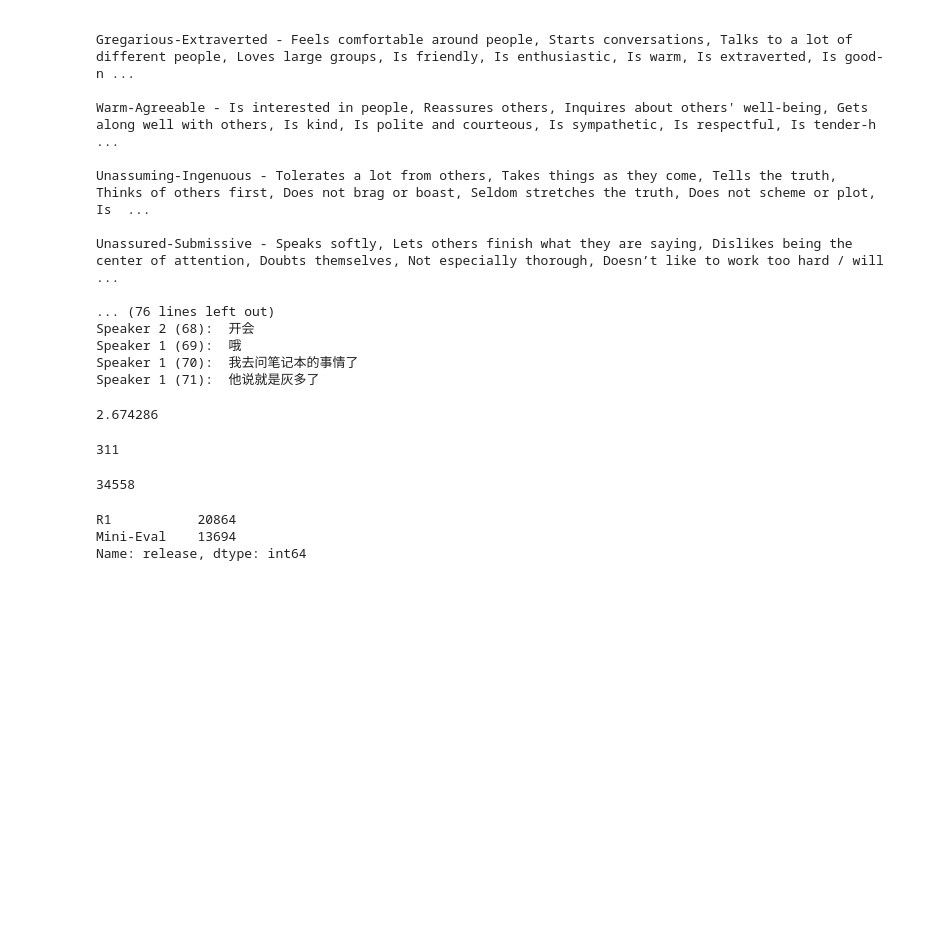
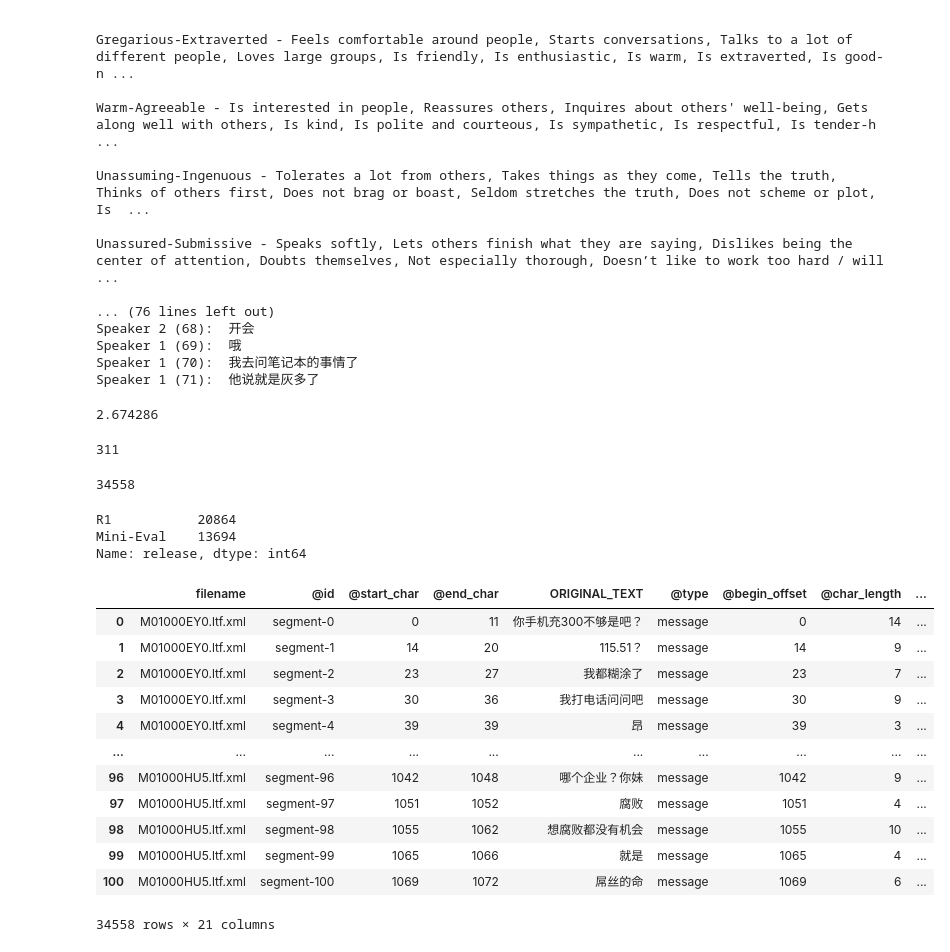
Before and after one commit to ToddMorrill/charm, a Jupyter notebook: circumplex/prepare_text_conversations.ipynb, the cells around one changed output. Cells and saved outputs as stored; diff of their text form; code cells hidden in the pictures; blank space fills up the shorter version.

```diff
--- a/circumplex/prepare_text_conversations.ipynb
+++ b/circumplex/prepare_text_conversations.ipynb
@@ -486,6 +486,22 @@ df.merge(meta_df.drop_duplicates(subset=['file_uid']), left_on='file_id', right_
 R1           20864
 Mini-Eval    13694
 Name: release, dtype: int64
+# %%
+df
+# %% [output]
+|  | filename | @id | @start_char | @end_char | ORIGINAL_TEXT | @type | @begin_offset | @char_length | ... |
+| 0 | M01000EY0.ltf.xml | segment-0 | 0 | 11 | 你手机充300不够是吧？ | message | 0 | 14 | ... |
+| 1 | M01000EY0.ltf.xml | segment-1 | 14 | 20 | 115.51？ | message | 14 | 9 | ... |
+| 2 | M01000EY0.ltf.xml | segment-2 | 23 | 27 | 我都糊涂了 | message | 23 | 7 | ... |
+| 3 | M01000EY0.ltf.xml | segment-3 | 30 | 36 | 我打电话问问吧 | message | 30 | 9 | ... |
+| 4 | M01000EY0.ltf.xml | segment-4 | 39 | 39 | 昂 | message | 39 | 3 | ... |
+| ... | ... | ... | ... | ... | ... | ... | ... | ... | ... |
+| 96 | M01000HU5.ltf.xml | segment-96 | 1042 | 1048 | 哪个企业？你妹 | message | 1042 | 9 | ... |
+| 97 | M01000HU5.ltf.xml | segment-97 | 1051 | 1052 | 腐败 | message | 1051 | 4 | ... |
+| 98 | M01000HU5.ltf.xml | segment-98 | 1055 | 1062 | 想腐败都没有机会 | message | 1055 | 10 | ... |
+| 99 | M01000HU5.ltf.xml | segment-99 | 1065 | 1066 | 就是 | message | 1065 | 4 | ... |
+| 100 | M01000HU5.ltf.xml | segment-100 | 1069 | 1072 | 屌丝的命 | message | 1069 | 6 | ... |
+34558 rows × 21 columns
 # %%
 # save the final df to disk
 df.rename(columns={'social_orientation': 'social_orientation_random'}, inplace=True)
```
Also changed, not shown: parts of 4 cells of this notebook, 20 other files.
